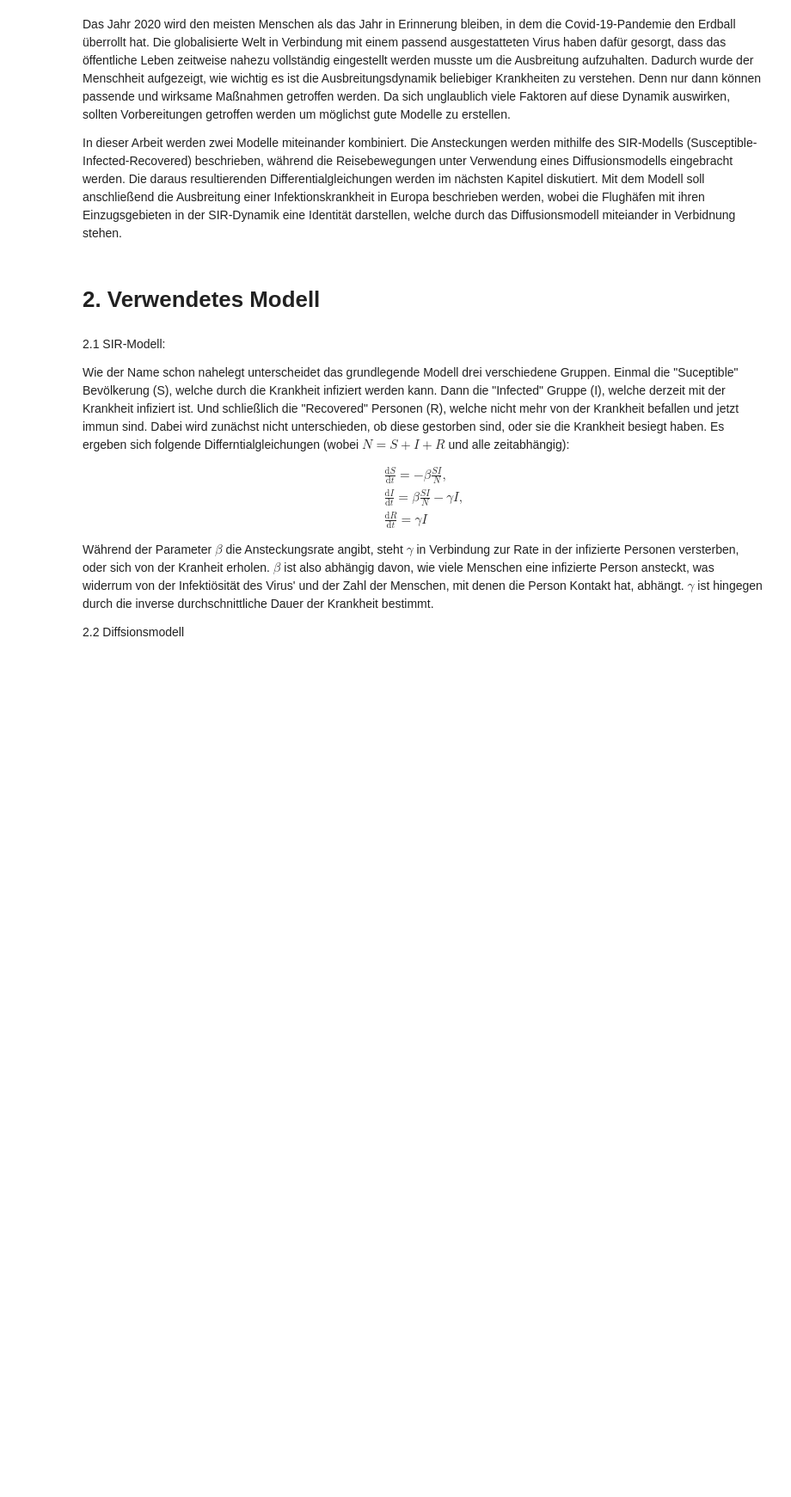
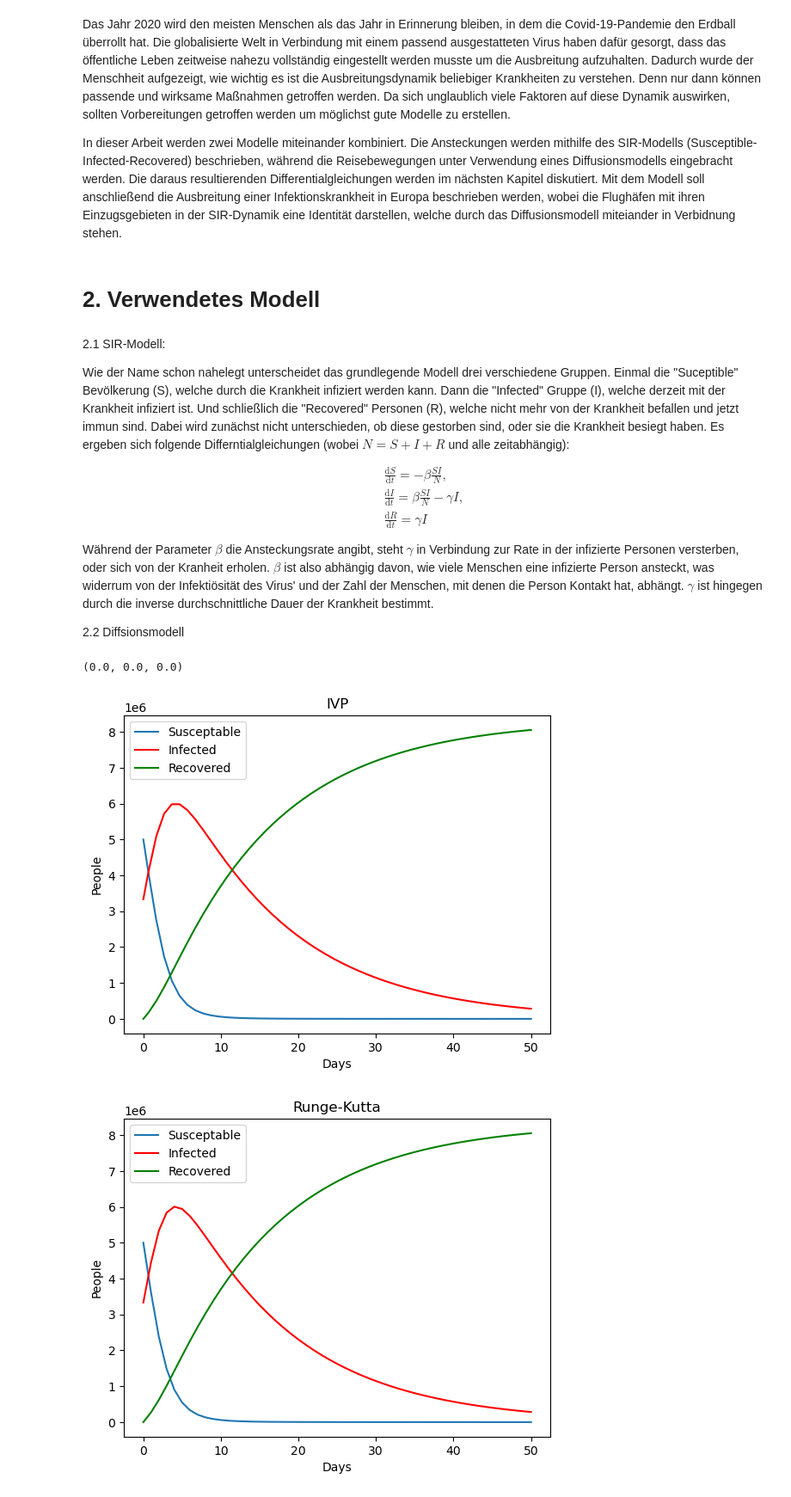
Before and after one commit to LoloSpirit/PlagueInc, a Jupyter notebook: Ausarbeitung_Projekt.ipynb, the cells around one changed output. Shown at 86% size. Cells and saved outputs as stored; diff of their text form; code cells hidden in the pictures; blank space fills up the shorter version.

```diff
--- a/Ausarbeitung_Projekt.ipynb
+++ b/Ausarbeitung_Projekt.ipynb
@@ -44,0 +53,5 @@ Während der Parameter $\beta$ die Ansteckungsrate angibt, steht $\gamma$ in Ver
+# %%
+# import all cleaned
+airports = pd.read_csv('./datasets/cleaned_data/airports_cleaned.csv')
+routes = pd.read_csv('./datasets/cleaned_data/routes_cleaned.csv')
+routes_matrix = pd.read_csv('./datasets/cleaned_data/routes_matrix_cleaned.csv', index_col=0)
@@ -44,0 +80,55 @@ Während der Parameter $\beta$ die Ansteckungsrate angibt, steht $\gamma$ in Ver
+# %%
+# create a dict with iata to cities
+cities = {}
+for airport in (airports[['population', 'IATA']]).values:
+    cities[airport[1]] = (City(airport[0], airport[1]))
+
+def cure_humanity():
+    for c in cities.values():
+        c.reset_city()
+
+def calculate_travel (ci : City, ds, di, dr, routes_matrix : pd.DataFrame):
+    # Calculate a travel step for given city
+    sumS = 0
+    sumI = 0
+    sumR = 0
+    deg_i = 0
+
+    # Build sum over all connected cities
+    for i, conn in enumerate(routes_matrix[ci.IATA]):
+        if conn == 0:
+            continue
+
+        iata = routes_matrix.index[i]
+        cj = cities[iata]
+        n = ci.population / cj.population
+        sumS += n * cj.S - ci.S
+        sumI += n * cj.I - ci.I
+        sumR += n * cj.R - ci.R
+
+        deg_i += 1
+
+    return (ds * sumS / deg_i, di * sumI / deg_i, dr * sumR / deg_i)
+
+
+calculate_travel(cities['AAL'], 1, 1, 1, routes_matrix)
+# %% [output]
+(0.0, 0.0, 0.0)
+# %%
+def plot_SIR(title, t, s, i, r, z=[], d=[], n=[]):
+    # Plot SIR values
+    plt.close()
+    plt.plot(t, s, label='Susceptable')
+    plt.plot(t, i, c='red', label='Infected')
+    plt.plot(t, r, c='green', label='Recovered')
+    if (len(z) > 0):
+        plt.plot(t, z, c='purple', label='Incubation')
+    if (len(d) > 0):
+        plt.plot(t, d, c='black',label='Dead')
+    if (len(n) > 0):
+        plt.plot(t, n, label='Total')
+    plt.xlabel('Days')
+    plt.ylabel('People')
+    plt.title(title)
+    plt.legend()
+    plt.show()
@@ -44,0 +225,20 @@ Während der Parameter $\beta$ die Ansteckungsrate angibt, steht $\gamma$ in Ver
+# %%
+# infect people - intial condition
+test_city = cities['LHR']
+test_city.reset_city()
+test_city.infect_percent(.4)
+
+# ivp
+sol = calculate_SIR_ivp(test_city, 0.7, 0.07, 50)
+plot_SIR('IVP', sol.t, sol.y[0], sol.y[1], sol.y[2])
+
+# runge-kutta
+t, s, i, r = calculate_SIR_runge_kutta(test_city, 0.7, 0.07, 50)
+plot_SIR('Runge-Kutta', t, s, i, r)
+
+# euler
+t, s, i, r = calculate_SIR_euler(test_city, 0.7, 0.07, 50)
+plot_SIR('Euler', t, s, i, r)
+# %% [output]
+[figure, added]
+[figure, added]
```
Also changed, not shown: parts of 20 cells of this notebook, 2 other files.
